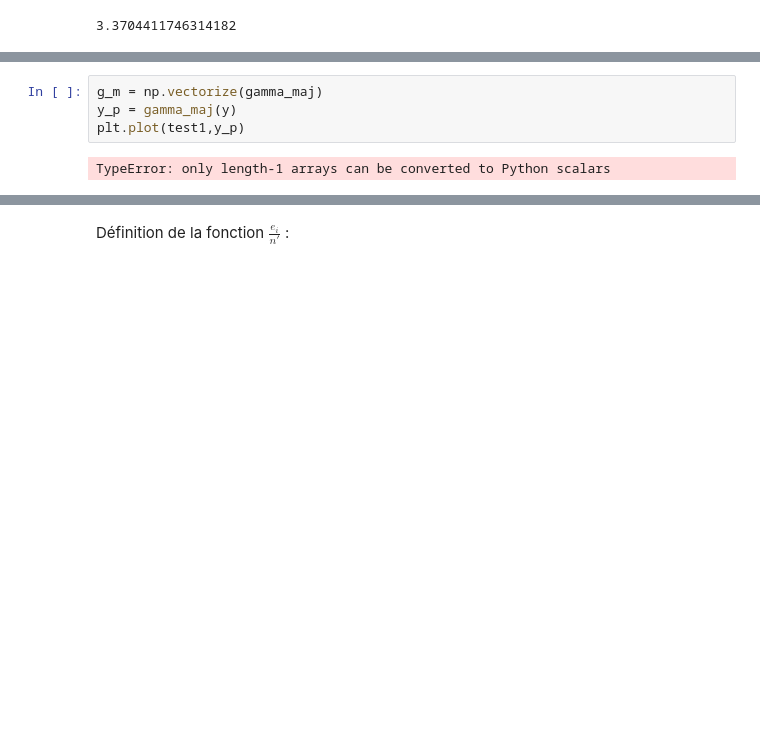
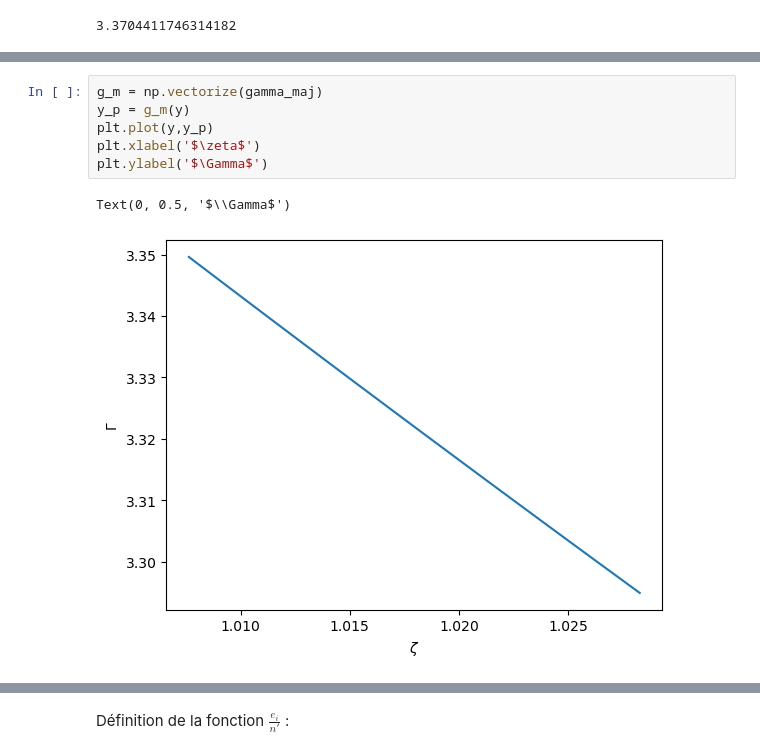
Before and after one commit to quentin-bouquet/Mod-le-Spectro-Temporel-d-mission-d-un-sursaut-gamma, a Jupyter notebook: MAIN.ipynb, the cells around one changed output, grey strips where cells are left out. Drawn from its saved outputs; the diff is of its cells as text; blank space fills up the shorter version.

```diff
--- a/MAIN.ipynb
+++ b/MAIN.ipynb
@@ -94,9 +89,12 @@ plt.show()
 # %%
 g_m = np.vectorize(gamma_maj)
-y_p = gamma_maj(y)
-plt.plot(test1,y_p)
+y_p = g_m(y)
+plt.plot(y,y_p)
+plt.xlabel('$\zeta$')
+plt.ylabel('$\Gamma$')
 # %% [output]
-TypeError: only length-1 arrays can be converted to Python scalars
+Text(0, 0.5, '$\\Gamma$')
+[figure, added]
 # %%
 g_c = np.vectorize(gamma_chapeau_prime)
 y_c_p = g_c(y)
```
Also changed, not shown: parts of 11 cells of this notebook, 1 other file.
